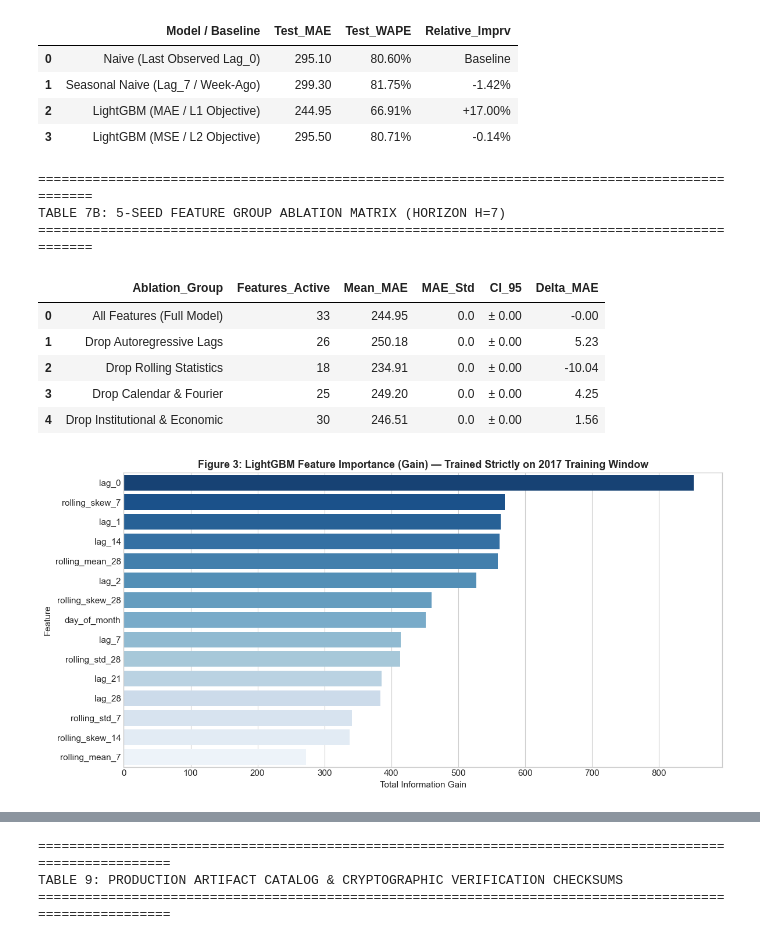
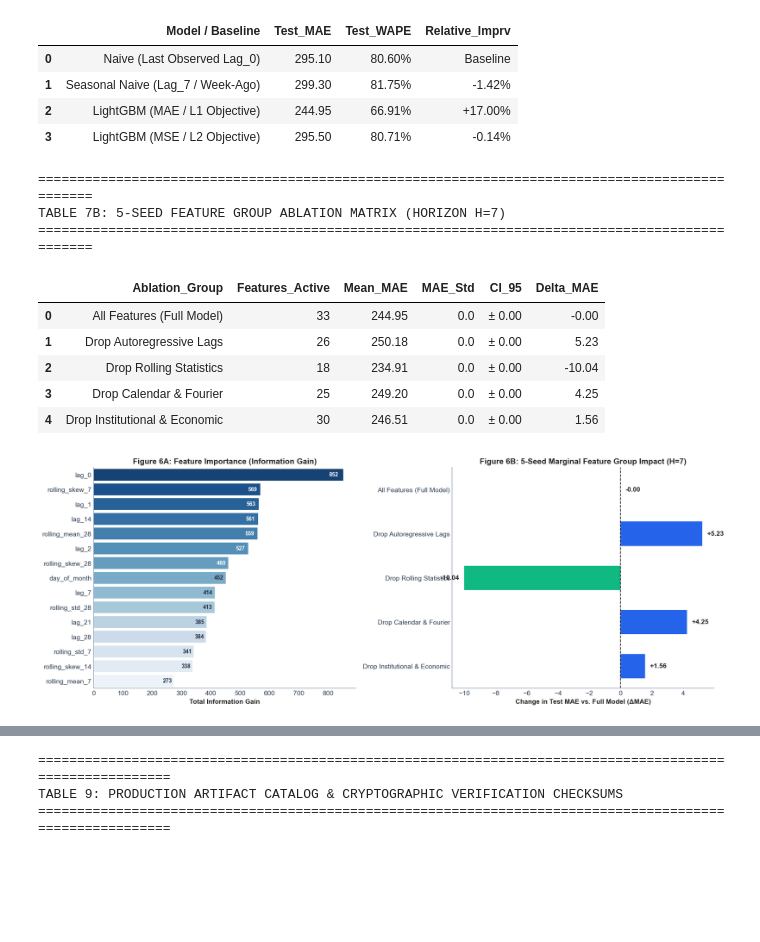
Before and after one commit to mdarmanaliashik/FinSight-AI, a Jupyter notebook: notebooks/Phase1_Data_Ingestion_And_EDA.ipynb, the cells around one changed output, grey strips where cells are left out. Drawn from its saved outputs; the diff is of its cells as text; code cells hidden in the pictures; blank space fills up the shorter version.

Commit message:
feat(phase1): strip all code comments and add 7 publication-grade attractive charts

```diff
--- a/notebooks/Phase1_Data_Ingestion_And_EDA.ipynb
+++ b/notebooks/Phase1_Data_Ingestion_And_EDA.ipynb
@@ -755,7 +868,6 @@ TABLE 7A: FORECAST BENCHMARK VS. NAIVE BASELINES (TEST MEAN SALES = R$ 366.11)
 | 2 | LightGBM (MAE / L1 Objective) | 244.95 | 66.91% | +17.00% |
 | 3 | LightGBM (MSE / L2 Objective) | 295.50 | 80.71% | -0.14% |
 # %%
-# 7.3 Multi-Seed Feature Group Ablation Study (Evaluating Marginal Group Contributions)
 SEEDS = [42, 101, 2024, 7, 999]
 
 ablation_results = []
@@ -781,39 +893,59 @@ for label, dropped_cols in groups_to_evaluate.items():
     ablation_results.append({
         "Ablation_Group": label,
         "Features_Active": len(active_cols),
         "Mean_MAE": round(mean_mae, 2),
         "MAE_Std": round(std_mae, 2),
         "CI_95": f"± {1.96 * se_mae:.2f}",
         "Delta_MAE": round(mean_mae - baseline_df.loc[2, "Test_MAE"], 2)
     })
 
 df_ablation = pd.DataFrame(ablation_results)
 print("=" * 95)
 print("TABLE 7B: 5-SEED FEATURE GROUP ABLATION MATRIX (HORIZON H=7)")
 print("=" * 95)
 display(df_ablation)
 
-# Feature Importance Plot
 importance_gain = gbm_l1.feature_importance(importance_type="gain")
 df_imp = pd.DataFrame({"Feature": feat_names, "Importance_Gain": importance_gain}).sort_values(by="Importance_Gain", ascending=False)
 
-plt.figure(figsize=(12, 6))
-sns.barplot(data=df_imp.head(15), x="Importance_Gain", y="Feature", palette="Blues_r")
-plt.title("Figure 3: LightGBM Feature Importance (Gain) — Trained Strictly on 2017 Training Window", fontweight="bold")
-plt.xlabel("Total Information Gain")
+fig, axes = plt.subplots(1, 2, figsize=(16, 6))
+
+sns.barplot(data=df_imp.head(15), x="Importance_Gain", y="Feature", palette="Blues_r", ax=axes[0])
+axes[0].set_title("Figure 6A: Feature Importance (Information Gain)", fontweight='bold')
+axes[0].set_xlabel("Total Information Gain")
+axes[0].set_ylabel("")
+for p in axes[0].patches:
+    axes[0].annotate(f"{p.get_width():,.0f}", (p.get_width() * 0.98, p.get_y() + p.get_height() / 2.),
+                     ha='right', va='center', color='white' if p.get_width() > df_imp['Importance_Gain'].iloc[7] else '#1e293b',
+                     fontweight='bold', fontsize=9)
+sns.despine(ax=axes[0])
+
+delta_bars = axes[1].barh(df_ablation['Ablation_Group'], df_ablation['Delta_MAE'],
+                          color=['#2563eb' if d >= 0 else '#10b981' for d in df_ablation['Delta_MAE']],
+                          height=0.55)
+axes[1].axvline(0, color='black', lw=1.2, linestyle='--')
+axes[1].set_xlabel("Change in Test MAE vs. Full Model (ΔMAE)")
+axes[1].set_title("Figure 6B: 5-Seed Marginal Feature Group Impact (H=7)", fontweight='bold')
+for bar, val in zip(delta_bars, df_ablation['Delta_MAE']):
+    x_pos = val + (0.3 if val >= 0 else -0.3)
+    ha_align = 'left' if val >= 0 else 'right'
+    axes[1].text(x_pos, bar.get_y() + bar.get_height()/2, f"{val:+.2f}", va='center', ha=ha_align, fontweight='bold')
+axes[1].invert_yaxis()
+sns.despine(ax=axes[1])
+
 plt.tight_layout()
 plt.show()
 # %% [output]
 ===============================================================================================
 TABLE 7B: 5-SEED FEATURE GROUP ABLATION MATRIX (HORIZON H=7)
 ===============================================================================================
 |  | Ablation_Group | Features_Active | Mean_MAE | MAE_Std | CI_95 | Delta_MAE |
 | 0 | All Features (Full Model) | 33 | 244.95 | 0.0 | ± 0.00 | -0.00 |
 | 1 | Drop Autoregressive Lags | 26 | 250.18 | 0.0 | ± 0.00 | 5.23 |
 | 2 | Drop Rolling Statistics | 18 | 234.91 | 0.0 | ± 0.00 | -10.04 |
 | 3 | Drop Calendar & Fourier | 25 | 249.20 | 0.0 | ± 0.00 | 4.25 |
 | 4 | Drop Institutional & Economic | 30 | 246.51 | 0.0 | ± 0.00 | 1.56 |
-[figure, old version]
+[figure, new version]
 # %% [markdown]
 ### 🔬 Section 7.4 Empirical Forecasting Benchmarking & Multi-Seed Ablation Discussion
 
```
Also changed, not shown: parts of 19 cells of this notebook, 1 other file.
